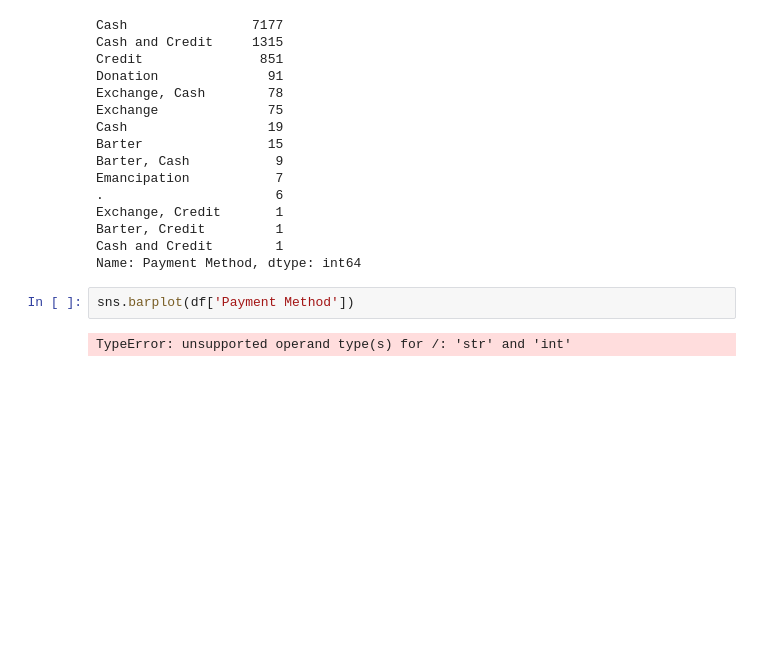
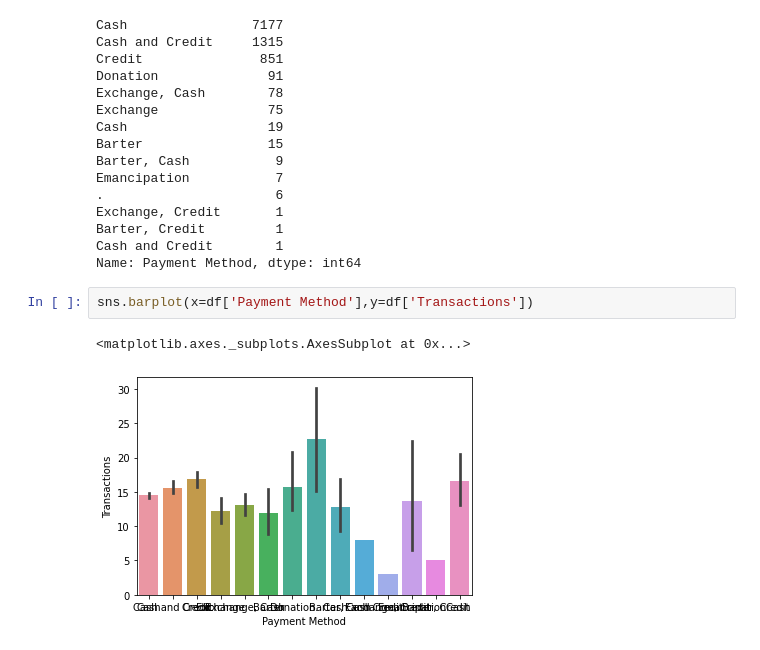
Before and after one commit to tahentx/pv_workbook, a Jupyter notebook: datascience/misc/slave_transactions.ipynb, the cells around one changed output. Saved outputs shown, nothing was run; the diff lists cells and outputs as text; blank space fills up the shorter version.

```diff
--- a/datascience/misc/slave_transactions.ipynb
+++ b/datascience/misc/slave_transactions.ipynb
@@ -116,6 +116,7 @@ Barter, Credit         1
 Cash and Credit        1
 Name: Payment Method, dtype: int64
 # %%
-sns.barplot(df['Payment Method'])
+sns.barplot(x=df['Payment Method'],y=df['Transactions'])
 # %% [output]
-TypeError: unsupported operand type(s) for /: 'str' and 'int'
+<matplotlib.axes._subplots.AxesSubplot at 0x...>
+[figure, added]
```
Also changed, not shown: parts of 7 cells of this notebook.
